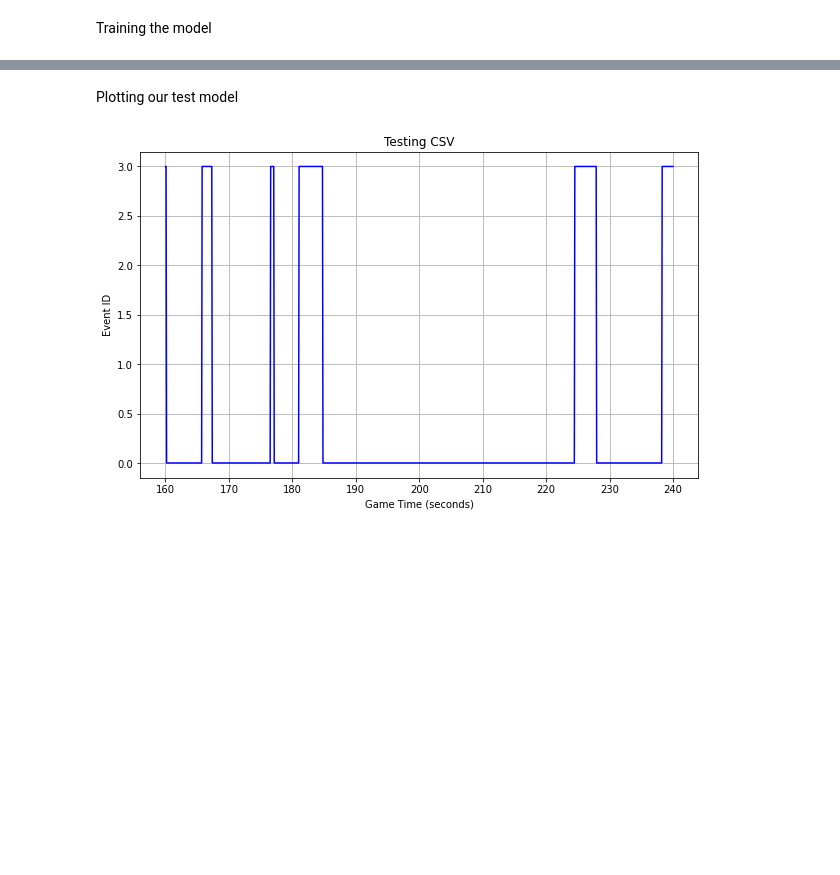
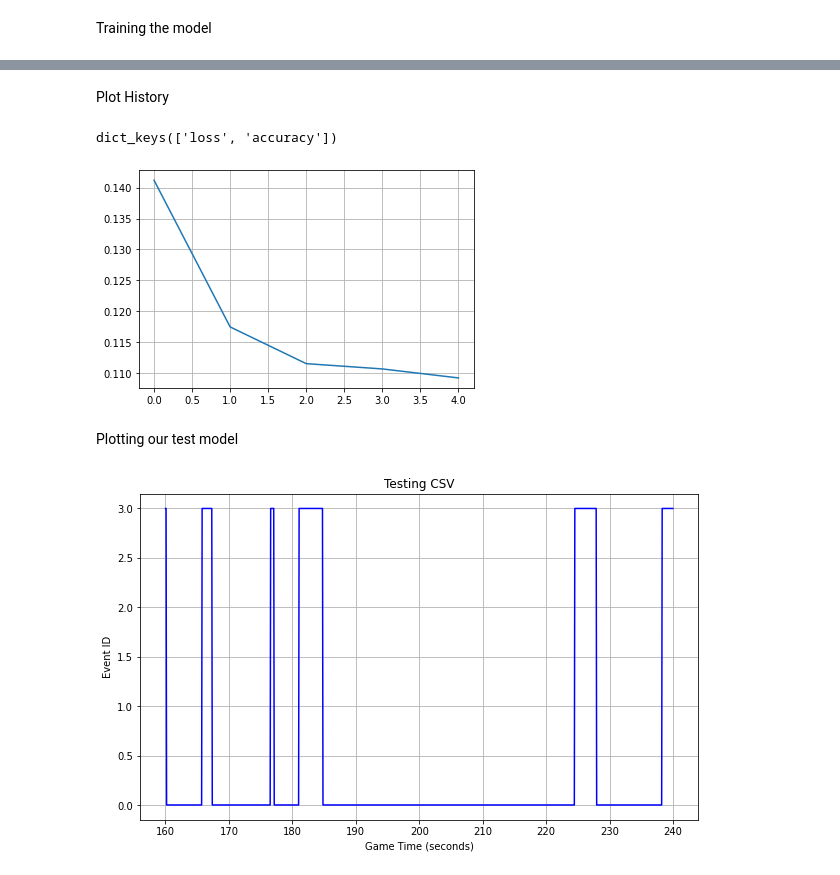
Before and after one commit to rospuye/PI21-22_ComentadorFutebol, a Jupyter notebook: backend/machine_learning/lstm_nn.ipynb, the cells around one changed output, grey strips where cells are left out. Saved outputs shown, nothing was run; the diff lists cells and outputs as text; code cells hidden in the pictures; blank space fills up the shorter version.

```diff
--- a/backend/machine_learning/lstm_nn.ipynb
+++ b/backend/machine_learning/lstm_nn.ipynb
@@ -41,7 +46,8 @@ LABELS = ["Short Pass", "Long Pass", "Goal Shot"]
 # TODO: Complete with all labels
 # OBS.: These labels will be in the matrix as index values (0..N-1),
 # where N is the number of labels
-N_NEURONS_LSTM = 50
+N_NEURONS_LSTM = 10
+BATCH_SIZE = 100
 # %% [markdown]
 Here are some functions that will be used on the code. These functions don't have initial configuration because it'll depend how the log filter will be made.
 # %%
@@ -104,0 +117,17 @@ features_set.shape = (1940, 60, 69)
+# %%
+X_train = positions_training[:,:-1]
+Y_train = positions_training[:,-1]
+Y_train = Y_train.astype(np.int32)
+
+# Converts to array of ids itself (se calhar n precisa no futuro, usar enquanto aparecem poucos outputs nos labels)
+label_encoder = LabelEncoder()
+onehot_encoder = OneHotEncoder(sparse=False)
+
+Y_train = label_encoder.fit_transform(Y_train)
+Y_train = Y_train.reshape(len(Y_train), 1)
+Y_train_onehot = onehot_encoder.fit_transform(Y_train)
+n_outputs = len(np.unique(Y_train))
+
+
+
+print(Y_train_onehot)
@@ -152,3 +203,15 @@ KeyboardInterrupt:
+# %% [markdown]
+Plot History
+# %%
+print(history.history.keys())
+plt.plot(history.history.get("loss"))
+plt.grid()
+plt.ylabel("Loss")
+plt.xlabel("Epoch")
+plt.show()
+# %% [output]
+dict_keys(['loss', 'accuracy'])
+[figure, added]
 # %% [markdown]
 Plotting our test model
 # %%
```
Also changed, not shown: parts of 9 cells of this notebook.
